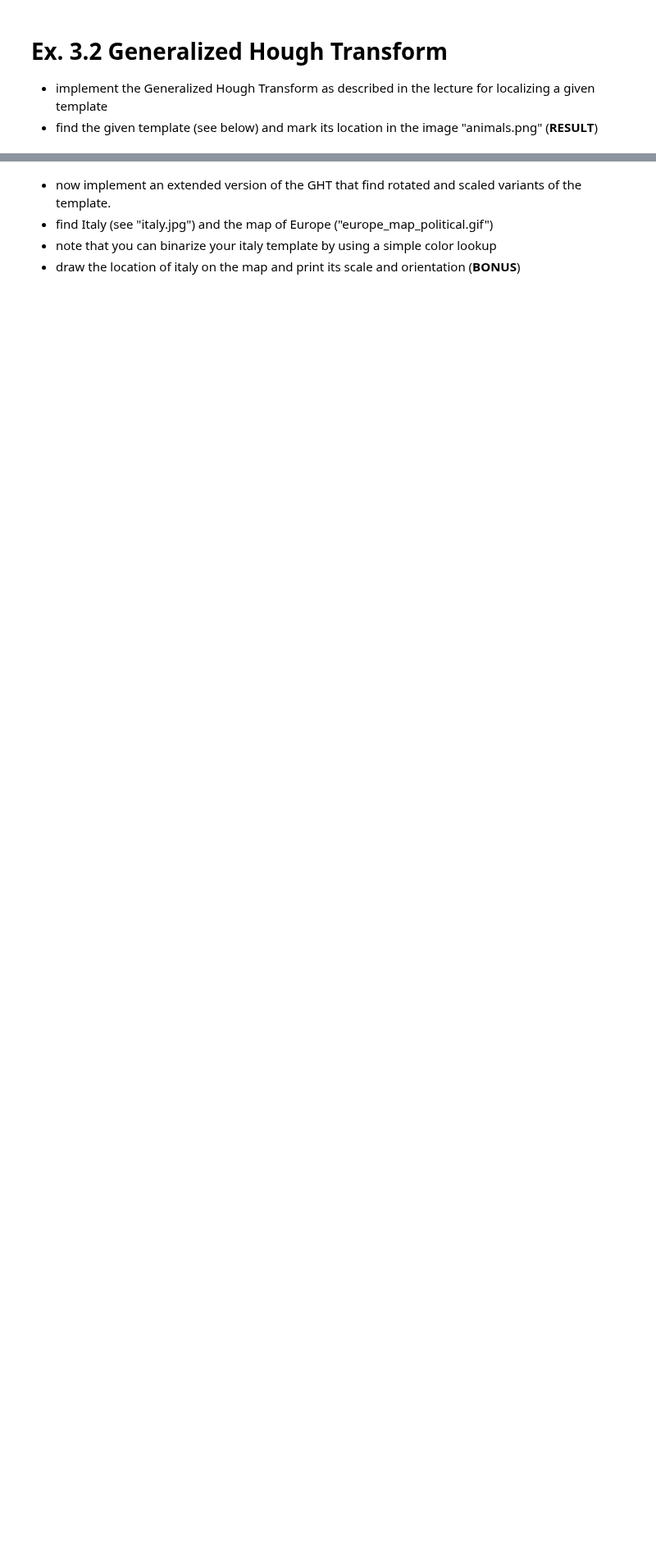
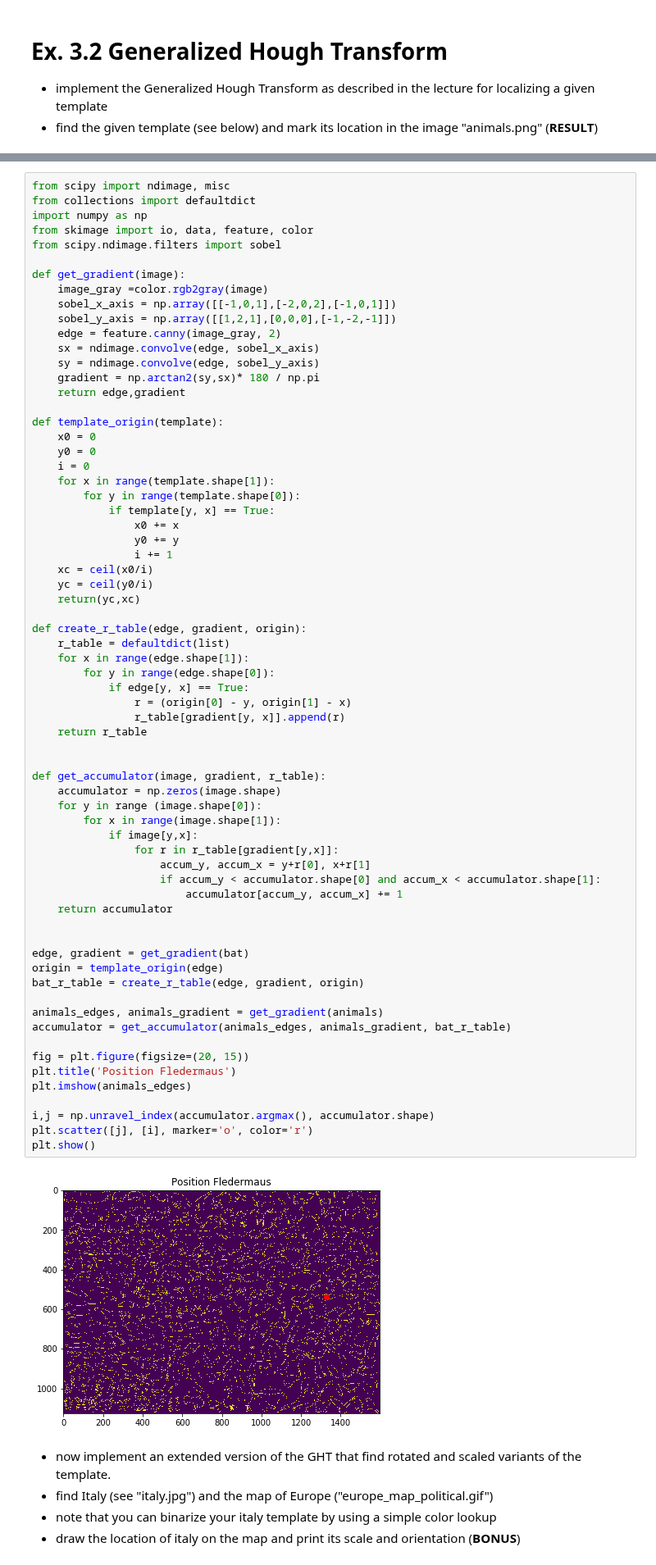
Before and after one commit to Rintel/ComputerVision, a Jupyter notebook: 03_HoughTransform.ipynb, the cells around one changed output, grey strips where cells are left out. Shown at 82% size. Cells and saved outputs as stored; diff of their text form; blank space fills up the shorter version.

```diff
--- a/03_HoughTransform.ipynb
+++ b/03_HoughTransform.ipynb
@@ -205,3 +182,72 @@ ax3.imshow(bat_edge)
+# %%
+from scipy import ndimage, misc
+from collections import defaultdict
+import numpy as np
+from skimage import io, data, feature, color
+from scipy.ndimage.filters import sobel
+
+def get_gradient(image):
+    image_gray =color.rgb2gray(image)
+    sobel_x_axis = np.array([[-1,0,1],[-2,0,2],[-1,0,1]])
+    sobel_y_axis = np.array([[1,2,1],[0,0,0],[-1,-2,-1]])
+    edge = feature.canny(image_gray, 2)
+    sx = ndimage.convolve(edge, sobel_x_axis)
+    sy = ndimage.convolve(edge, sobel_y_axis)
+    gradient = np.arctan2(sy,sx)* 180 / np.pi
+    return edge,gradient
+
+def template_origin(template):
+    x0 = 0
+    y0 = 0
+    i = 0
+    for x in range(template.shape[1]):
+        for y in range(template.shape[0]):
+            if template[y, x] == True:
+                x0 += x
+                y0 += y
+                i += 1
+    xc = ceil(x0/i)
+    yc = ceil(y0/i)
+    return(yc,xc)
+
+def create_r_table(edge, gradient, origin):
+    r_table = defaultdict(list)
+    for x in range(edge.shape[1]):
+        for y in range(edge.shape[0]):
+            if edge[y, x] == True:
+                r = (origin[0] - y, origin[1] - x)
+                r_table[gradient[y, x]].append(r)
+    return r_table
+
+
+def get_accumulator(image, gradient, r_table):
+    accumulator = np.zeros(image.shape)
+    for y in range (image.shape[0]):
+        for x in range(image.shape[1]):
+            if image[y,x]:
+                for r in r_table[gradient[y,x]]:
+                    accum_y, accum_x = y+r[0], x+r[1]
+                    if accum_y < accumulator.shape[0] and accum_x < accumulator.shape[1]:
+                        accumulator[accum_y, accum_x] += 1
+    return accumulator
+
+
+edge, gradient = get_gradient(bat)
+origin = template_origin(edge)
+bat_r_table = create_r_table(edge, gradient, origin)
+
+animals_edges, animals_gradient = get_gradient(animals)
+accumulator = get_accumulator(animals_edges, animals_gradient, bat_r_table)
+
+fig = plt.figure(figsize=(20, 15))
+plt.title('Position Fledermaus')
+plt.imshow(animals_edges)
+
+i,j = np.unravel_index(accumulator.argmax(), accumulator.shape)
+plt.scatter([j], [i], marker='o', color='r')
+plt.show()
+# %% [output]
+[figure, added]
 # %% [markdown]
 * now implement an extended version of the GHT that find rotated and scaled variants of the template.
 * find Italy (see "italy.jpg") and the map of Europe ("europe_map_political.gif")
```
Also changed, not shown: parts of 5 cells of this notebook.
